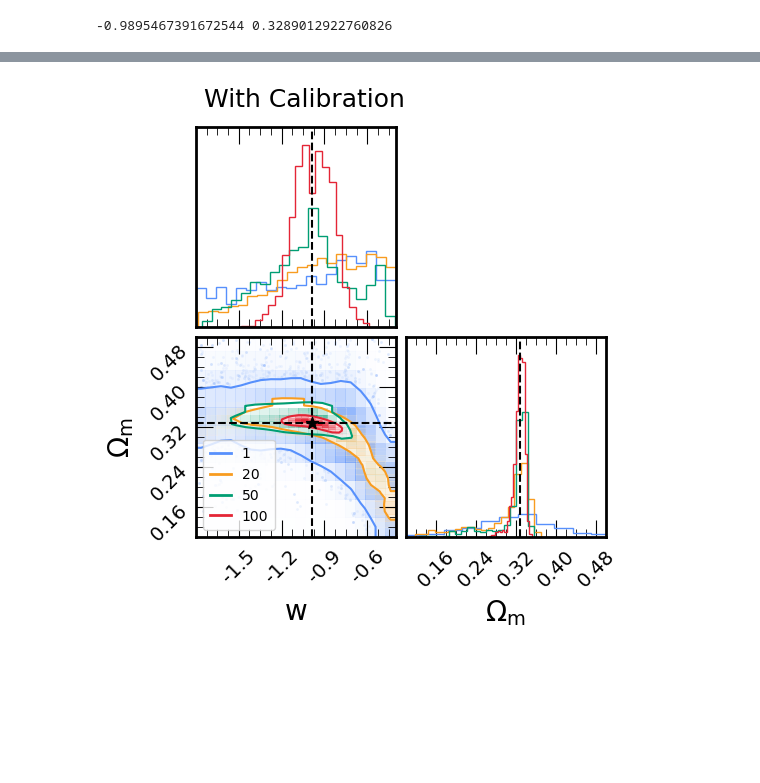
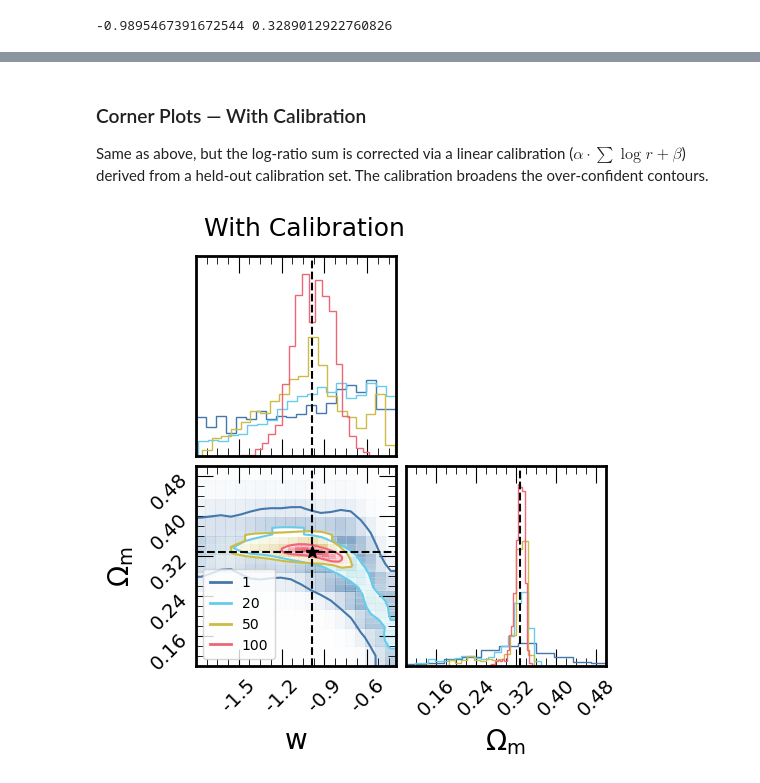
Before and after one commit to deepskies/CosmoLensNRE, a Jupyter notebook: notebooks/plot_population_posteriors.ipynb, the cells around one changed output, grey strips where cells are left out. Cells and saved outputs as stored; diff of their text form; code cells hidden in the pictures; blank space fills up the shorter version.

Commit message:
better figures

```diff
--- a/notebooks/plot_population_posteriors.ipynb
+++ b/notebooks/plot_population_posteriors.ipynb
@@ -202,14 +210,17 @@ x_max = -0.4
 y_min = 0.1
 y_max = 0.5
 
+# corner_cols = ["#CC79A7", "#5790fc", "#7a21dd", "#f89c20", ]
+corner_cols = ["#4477AA", "#66CCEE",  "#CCBB44", "#EE6677",]
+
 fig = corner.corner(flat_samples_list[0], labels=[ r"$w$", r"$\Omega_{m}$"],
-                    color=cols[0], hist_kwargs={'density':True}, alpha=0.1, plot_contours=True,
-                    levels=[0.682], smooth=1.0)
+                    color=corner_cols[0], hist_kwargs={'density':True}, alpha=0.1, plot_contours=True,
+                    plot_datapoints=False, levels=[0.682], smooth=1.0)
 for i in range(1, len(n_images)):
     corner.corner(flat_samples_list[i], fig=fig,
                 labels=[r"$w$", r"$\Omega_{m}$"],
-                        color=cols[i], hist_kwargs={'density':True}, alpha=0.1, plot_contours=True,
-                        levels=[0.682], smooth=1.0)
+                        color=corner_cols[i], hist_kwargs={'density':True}, alpha=0.1, plot_contours=True,
+                        plot_datapoints=False, levels=[0.682], smooth=1.0)
 for ax in fig.get_axes():
     ax.tick_params(axis='both', labelsize=14)
     ax.set_xlabel(ax.get_xlabel(), fontsize=20)
@@ -228,12 +239,12 @@ axes[1,1].set_xlim(y_min, y_max)
 axes[1,0].set_xlim(x_min, x_max)
 axes[1,0].set_ylim(y_min, y_max)
 
-# add titlee without calibration
+# add title without calibration
 fig.suptitle('Without Calibration', fontsize=18, y=1.0, x=0.4)
 
 # add legend for different n_images as lines
 from matplotlib.lines import Line2D
-legend_elements = [Line2D([0], [0], color=cols[i], lw=2, label=f'{n_images[i]}') for i in range(len(n_images))]
+legend_elements = [Line2D([0], [0], color=corner_cols[i], lw=2, label=f'{n_images[i]}') for i in range(len(n_images))]
 axes[1, 0].legend(handles=legend_elements, loc='lower left', fontsize=10)
 
 plt.savefig(save_filepath + 'population_posteriors_no_calibrate.pdf', dpi=300)
@@ -316,47 +283,54 @@ _ = plot_population_posteriors(flat_samples_list, n_images, save_filename=save_f
 # read the flat samples with calibration
 with open('flat_samples_population_calibrate.pkl', 'rb') as f:
     flat_samples_calibrate_list = pickle.load(f)
+# %% [markdown]
+### Corner Plots — With Calibration
+
+Same as above, but the log-ratio sum is corrected via a linear calibration ($\alpha \cdot \sum \log r + \beta$) derived from a held-out calibration set. The calibration broadens the over-confident contours.
 # %%
 x_min = -1.8
 x_max = -0.4
 y_min = 0.1
 y_max = 0.5
 
+# corner_cols = ["#CC79A7", "#5790fc", "#7a21dd", "#f89c20", ]
+corner_cols = ["#4477AA", "#66CCEE", "#CCBB44", "#EE6677",]
+
 fig = corner.corner(flat_samples_calibrate_list[0], labels=[ r"$w$", r"$\Omega_{m}$"],
-                    color=cols[0], hist_kwargs={'density':True}, alpha=0.1, plot_contours=True,
-                    levels=[0.682], smooth=1.0)
+                    color=corner_cols[0], hist_kwargs={'density':True}, alpha=0.1, plot_contours=True,
+                    plot_datapoints=False, levels=[0.682], smooth=1.0)
 for i in range(1, len(n_images)):
     corner.corner(flat_samples_calibrate_list[i], fig=fig,
                 labels=[r"$w$", r"$\Omega_{m}$"],
-                        color=cols[i], hist_kwargs={'density':True}, alpha=0.1, plot_contours=True,
-                        levels=[0.682],smooth=1.0)
+                        color=corner_cols[i], hist_kwargs={'density':True}, alpha=0.1, plot_contours=True,
+                        plot_datapoints=False, levels=[0.682], smooth=1.0)
 for ax in fig.get_axes():
     ax.tick_params(axis='both', labelsize=14)
     ax.set_xlabel(ax.get_xlabel(), fontsize=20)
     ax.set_ylabel(ax.get_ylabel(), fontsize=20)
 
 axes = np.array(fig.axes).reshape((2, 2))
 axes[0, 0].axvline(true_w, linestyle='--', color='k', lw=1.5)
 axes[1, 1].axvline(true_om, linestyle='--', color='k', lw=1.5)
 axes[1, 0].scatter(true_w, true_om, color='k', s=80, marker="*", zorder=10)
 axes[1, 0].axhline(true_om, linestyle='--', color='k', lw=1.5)
 axes[1, 0].axvline(true_w, linestyle='--', color='k', lw=1.5)
 
 # set limits
 axes[0,0].set_xlim(x_min, x_max)
 axes[1,1].set_xlim(y_min, y_max)
 axes[1,0].set_xlim(x_min, x_max)
 axes[1,0].set_ylim(y_min, y_max)
 
-# add titlee without calibration
+# add title with calibration
 fig.suptitle('With Calibration', fontsize=18, y=1.0, x=0.38)
 
 # add legend for different n_images as lines
 from matplotlib.lines import Line2D
-legend_elements = [Line2D([0], [0], color=cols[i], lw=2, label=f'{n_images[i]}') for i in range(len(n_images))]
+legend_elements = [Line2D([0], [0], color=corner_cols[i], lw=2, label=f'{n_images[i]}') for i in range(len(n_images))]
 axes[1, 0].legend(handles=legend_elements, loc='lower left', fontsize=10)
 
 plt.savefig(save_filepath + 'population_posteriors_calibrate.pdf', dpi=300)
-# plt.show()
+plt.show()
 # %% [output]
-[figure, old version]
+[figure, new version]
```
Also changed, not shown: parts of 12 cells of this notebook, 2 other files.
